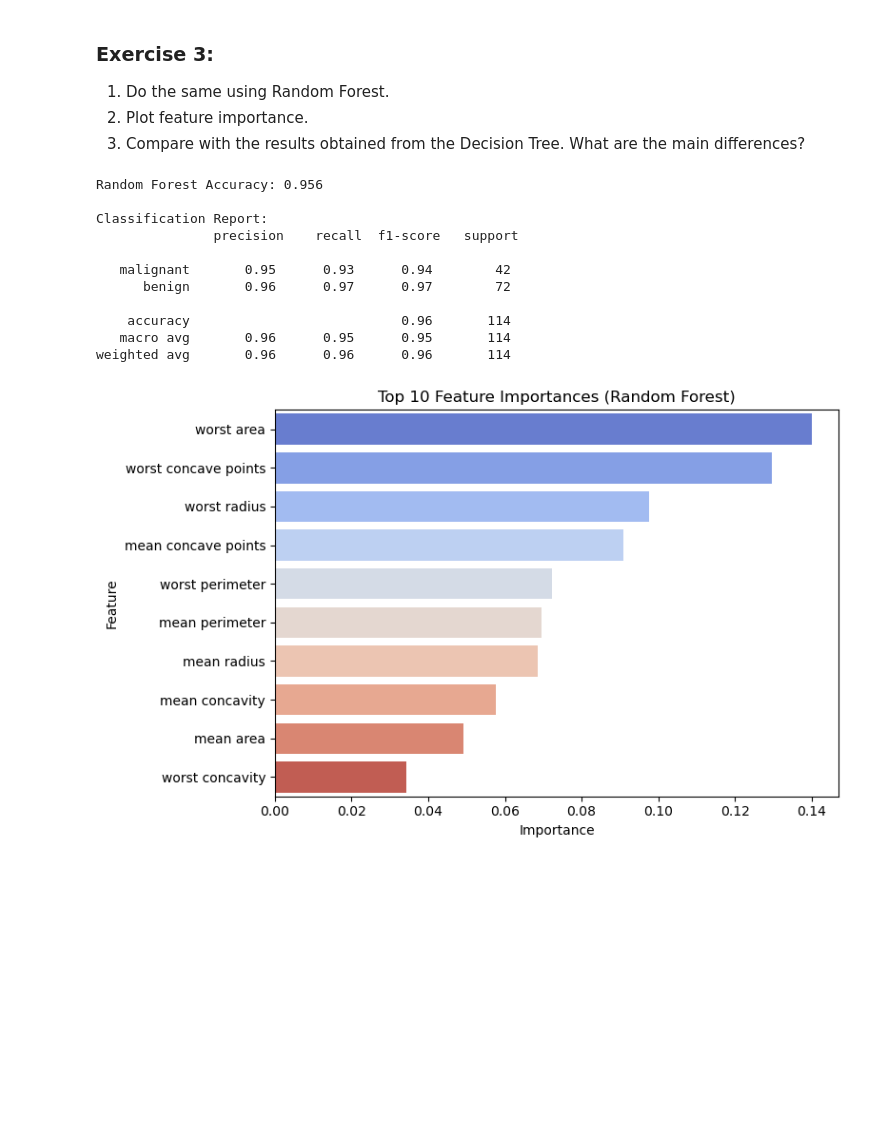
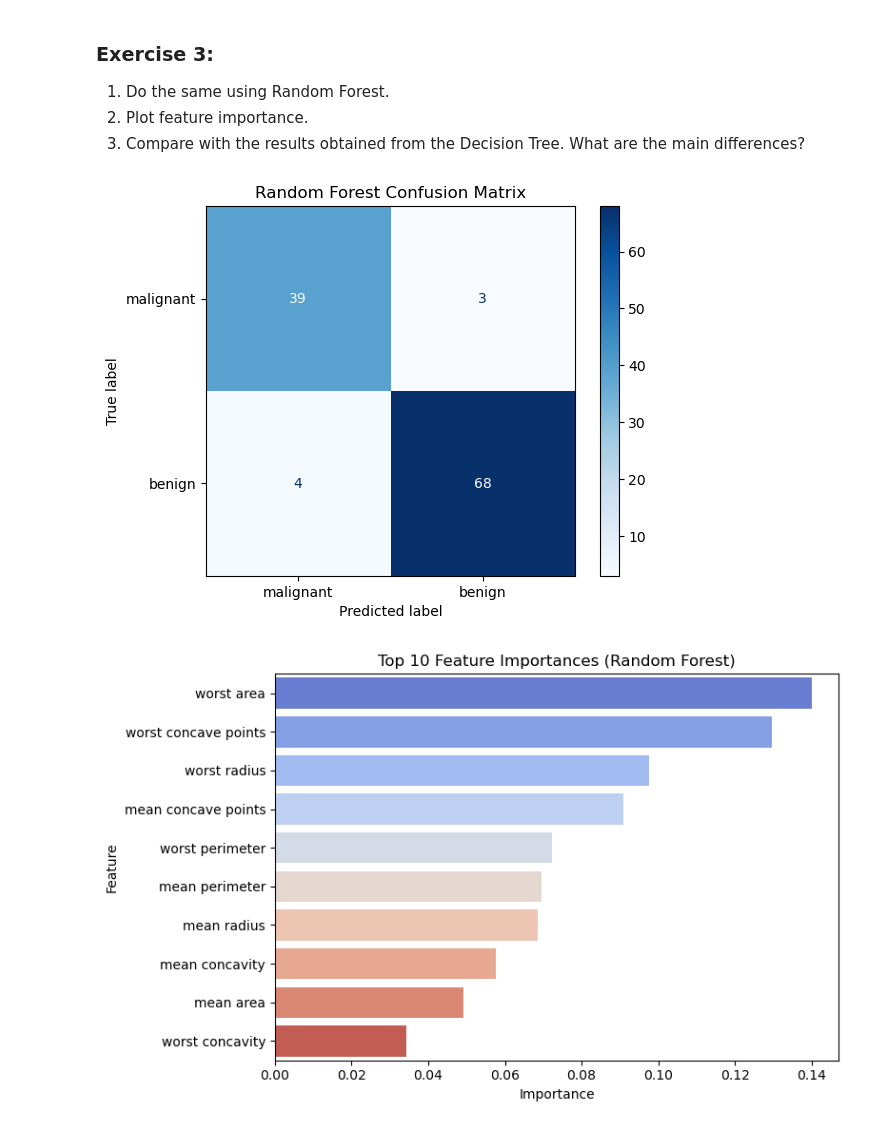
Before and after one commit to cserranocolome/ml_course_intro, a Jupyter notebook: Answers/s2.ipynb, the cells around one changed output. Cells and saved outputs as stored; diff of their text form; code cells hidden in the pictures; blank space fills up the shorter version.

```diff
--- a/Answers/s2.ipynb
+++ b/Answers/s2.ipynb
@@ -674,30 +674,20 @@ plt.show()
 # %%
 from sklearn.ensemble import RandomForestClassifier
 
 # Train a Random Forest
 rf = RandomForestClassifier(n_estimators=100, random_state=42)
 rf.fit(X_train, y_train)
 
 # Predict
 y_pred_rf = rf.predict(X_test)
 
 # Evaluate
 cm = confusion_matrix(y_test, y_pred_dt)
 ConfusionMatrixDisplay(cm, display_labels=cancer.target_names).plot(cmap='Blues')
-plt.title("KNN Confusion Matrix")
+plt.title("Random Forest Confusion Matrix")
 plt.show()
 # %% [output]
-Random Forest Accuracy: 0.956
-
-Classification Report:
-               precision    recall  f1-score   support
-
-   malignant       0.95      0.93      0.94        42
-      benign       0.96      0.97      0.97        72
-
-    accuracy                           0.96       114
-   macro avg       0.96      0.95      0.95       114
-weighted avg       0.96      0.96      0.96       114
+[figure, added]
 # %%
 # Plot feature importances
 importances = pd.DataFrame({
```
Also changed, not shown: parts of 1 cell of this notebook.
